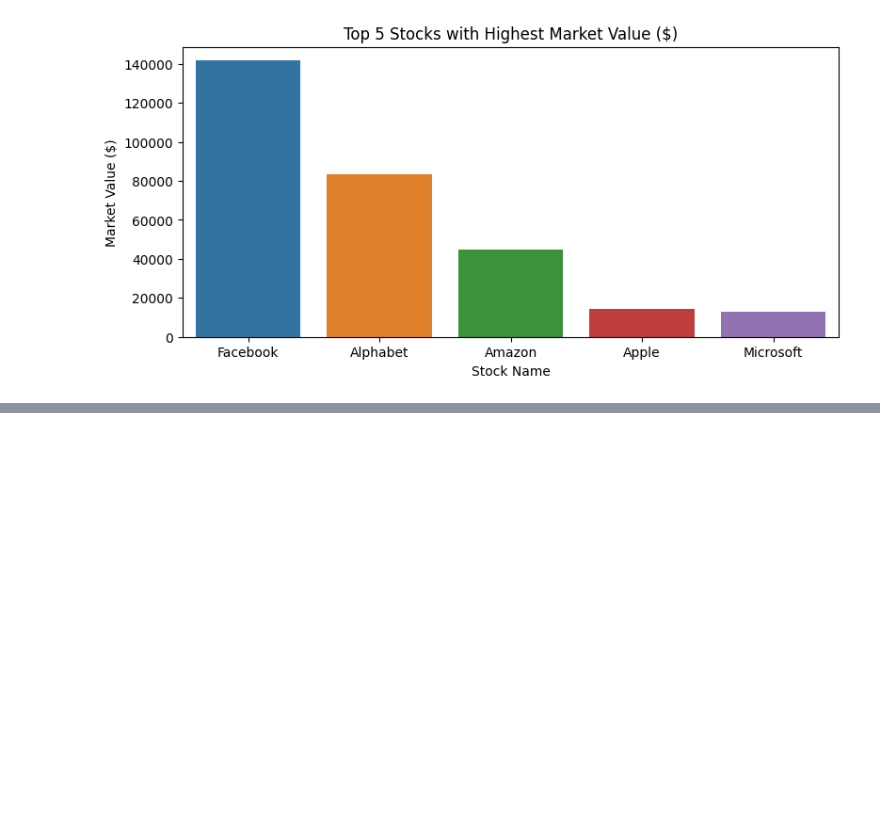
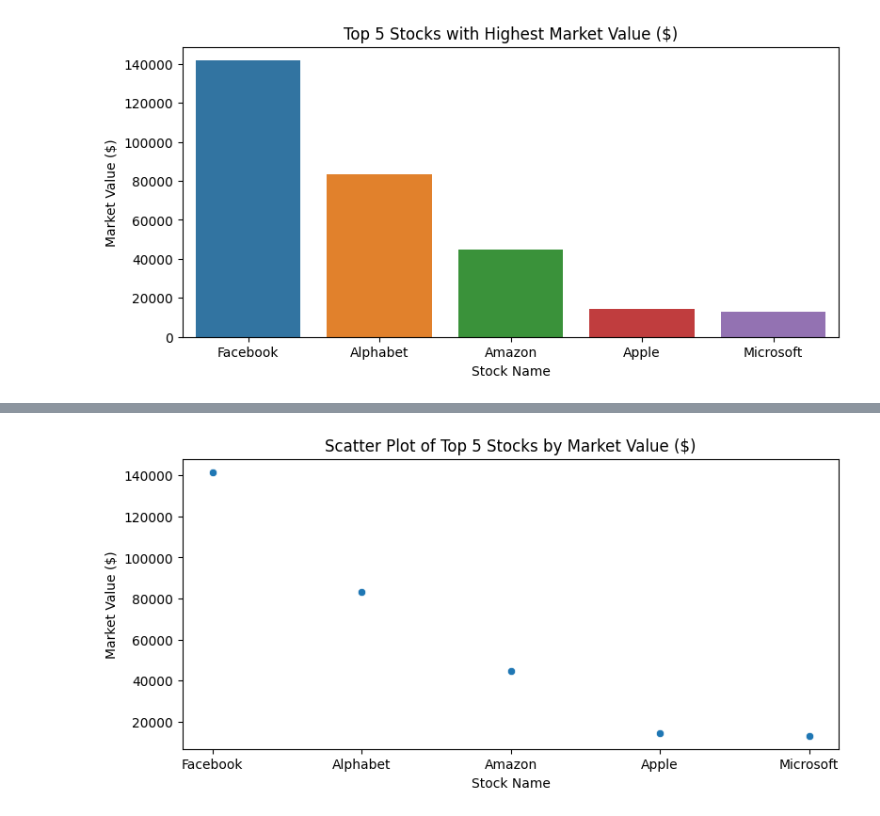
Before and after one commit to Irukandjie/UAS-Komputer-Grafis-G.211.21.0087, a Jupyter notebook: UAS_VisualisasiDataSeaborn_G_211_21_0087.ipynb, the cells around one changed output, grey strips where cells are left out. Cells and saved outputs as stored; diff of their text form; code cells hidden in the pictures; blank space fills up the shorter version.

```diff
--- a/UAS_VisualisasiDataSeaborn_G_211_21_0087.ipynb
+++ b/UAS_VisualisasiDataSeaborn_G_211_21_0087.ipynb
@@ -91,0 +104,21 @@ plt.show()
+# %%
+import seaborn as sns
+import matplotlib.pyplot as plt
+
+# Pengurutan data berdasarkan Market Value ($)
+data = df.sort_values(by="Market Value ($)", ascending=False)
+
+# Get the 5th highest Market Value ($)
+top_5 = data.head(5)
+
+# Plot the data as scatter plot
+plt.figure(figsize=(9, 4))
+sns.scatterplot(x="Stock Name", y="Market Value ($)", data=top_5)
+
+# Set title
+plt.title("Scatter Plot of Top 5 Stocks by Market Value ($)")
+
+# Show the plot
+plt.show()
+# %% [output]
+[figure, added]
```
Also changed, not shown: parts of 1 cell of this notebook.
